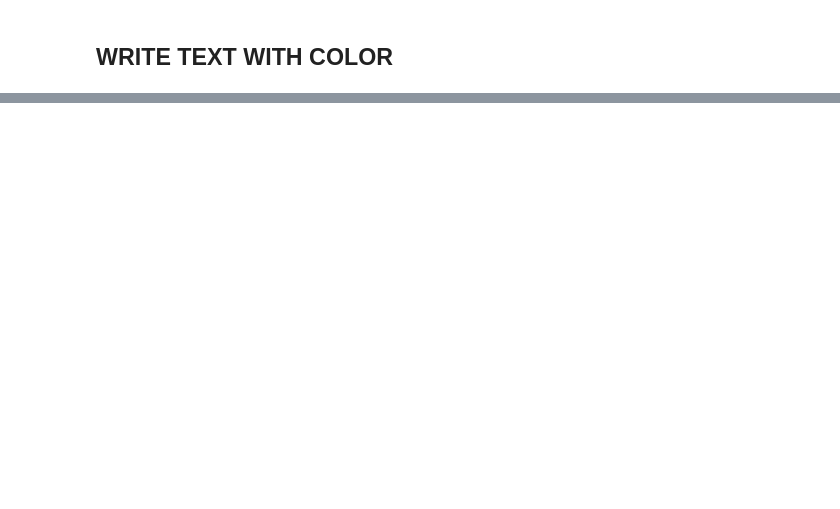
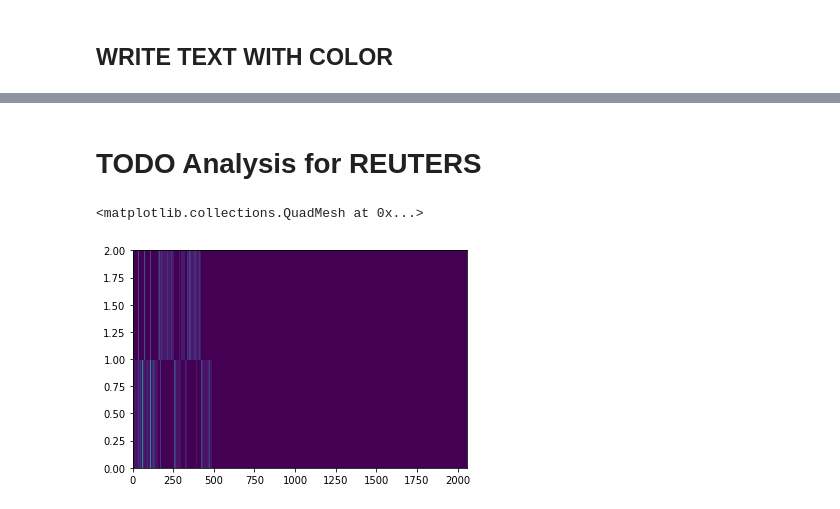
Before and after one commit to PeterSteiglechner/AdvML, a Jupyter notebook: Untitled.ipynb, the cells around one changed output, grey strips where cells are left out. Drawn from its saved outputs; the diff is of its cells as text; code cells hidden in the pictures; blank space fills up the shorter version.

Commit message:
Added REUTERS Data. Analysis still missing.

```diff
--- a/Untitled.ipynb
+++ b/Untitled.ipynb
@@ -518,0 +534,15 @@ TOPIC: 1: yearold, police, shot, killed, outside, police, shot, gun, dont, know,
+# %%
+from getReuters import D_reuters as corpus_reuters
+from getReuters import vocab_list as vocabulary_reuters
+vocabulary_reuters=np.array(vocabulary_reuters)
+# %%
+k_reuters = 2
+corpus_reuters_reduced = corpus_reuters[:10]
+M_reuters = len(corpus_reuters_reduced)
+# %%
+alpha_init_reuters, beta_init_reuters, gamma_init_reuters, phi_init_reuters =\
+    initialize_parameters(corpus_reuters_reduced, vocabulary_reuters, k_reuters)
+# %%
+Phi_reuters, gamma_reuters, alpha_reuters, Beta_reuters, likelihood_reuters = \
+        variational_EM(phi_init_reuters, gamma_init_reuters, alpha_init_reuters, beta_init_reuters,
+                       corpus_reuters_reduced, vocabulary_reuters, k_reuters)
@@ -518,0 +567,7 @@ TOPIC: 1: yearold, police, shot, killed, outside, police, shot, gun, dont, know,
+# %% [markdown]
+# TODO Analysis for REUTERS
+# %%
+plt.pcolormesh(Beta_reuters)
+# %% [output]
+<matplotlib.collections.QuadMesh at 0x...>
+[figure, added]
```
Also changed, not shown: parts of 16 cells of this notebook, 1 other file.
